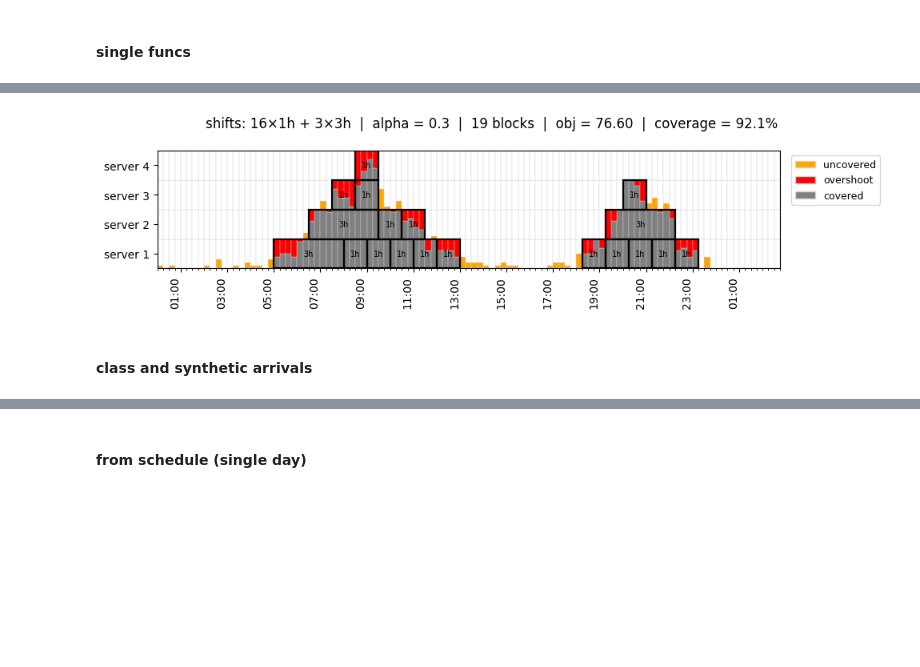
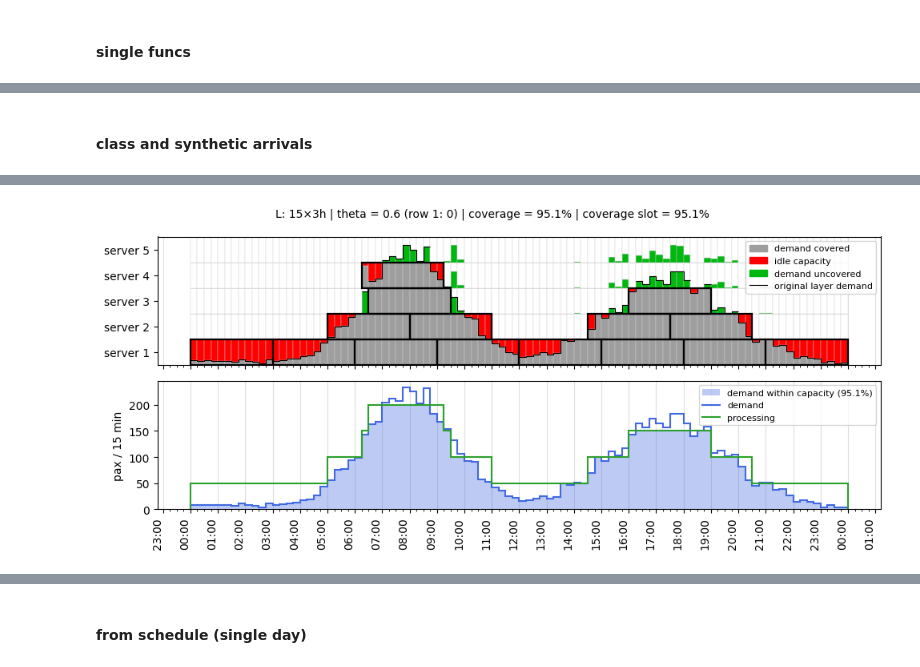
Before and after one commit to ZanchiLorenzo/security_paper, a Jupyter notebook: Tester FLR security.ipynb, the cells around one changed output, grey strips where cells are left out. Cells and saved outputs as stored; diff of their text form; code cells hidden in the pictures; blank space fills up the shorter version.

```diff
--- a/Tester FLR security.ipynb
+++ b/Tester FLR security.ipynb
@@ -1540,14 +1346,3 @@ plot_allocation_multi(grid, sols, time_values, theta)
-# %%
-alloc = allocate_milp(curves, lengths, K_total=K_total, length_per_day=length_totals)
-sols = solve_allocated_multi(grid, theta, alloc)
-
-time_values = pd.date_range("2026-06-01 00:00", periods=grid.shape[1], freq="15min")
-
-report = coverage_report_multi(grid, sols, time_values=time_values, theta=theta)
-
-plot_allocation_multi(grid, sols, time_values, theta)
-# %% [output]
-[figure, removed]
 # %% [markdown]
 #### class and synthetic arrivals
 # %%
@@ -1572,7 +1367,7 @@ def make_synthetic_arrivals(
                      index=index, name="arrivals")
 
 BIN_MINUTES = 15
-arrivals = make_synthetic_arrivals(30, seed=1)
+arrivals = make_synthetic_arrivals(50, seed=1)
 
 registry={
     1: {'label': '1', 'processing_rate': 50, 'processing_unit': 15, 'priority': 5},
@@ -1585,3 +1380,15 @@ registry={
     8: {'label': '8', 'processing_rate': 50, 'processing_unit': 15, 'priority': 5},
     }
 server_registry = preprocessing.build_processing_params_by_server(registry)
+
+planner = security_class.SecurityPlanner(arrivals=arrivals, server_registry=server_registry)
+
+lengths = [3]
+theta = 0.6
+K_total = 100
+length_totals = {3: 15}
+
+res = planner.run(lengths=lengths, theta=theta, K_total=K_total, length_totals=length_totals, theta_first=0)
+
+plotutils.plot_allocation(res)
+# %% [output]
@@ -1587,0 +1396 @@ server_registry = preprocessing.build_processing_params_by_server(registry)
+[figure, added]
```
Also changed, not shown: parts of 13 cells of this notebook, 7 other files.
